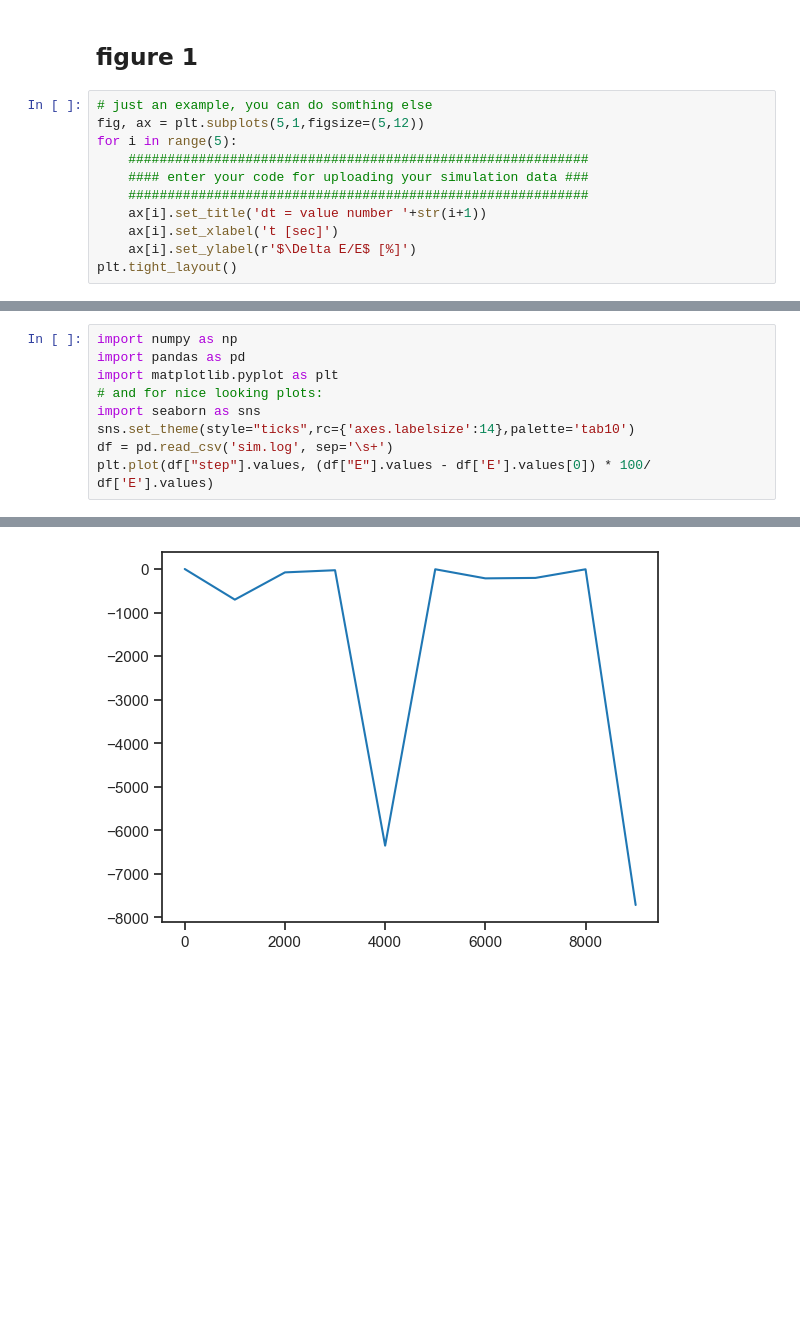
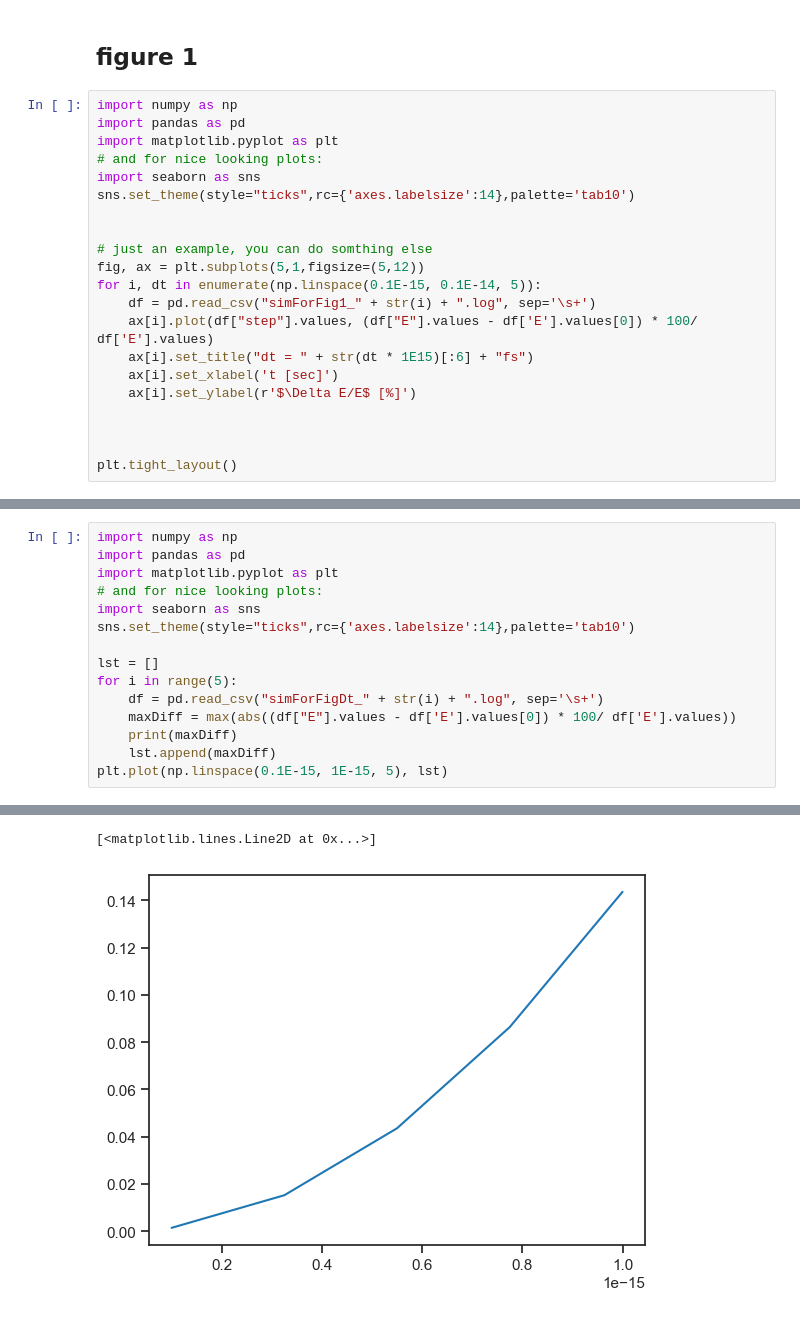
Before and after one commit to SagiMeir/Simulations4Beginners, a Jupyter notebook: getting_started.ipynb, the cells around one changed output, grey strips where cells are left out. Cells and saved outputs as stored; diff of their text form; blank space fills up the shorter version.

Commit message:
add fig1 + graph to get max dt

```diff
--- a/getting_started.ipynb
+++ b/getting_started.ipynb
@@ -44,14 +46,24 @@ Explain the shape of the histograms in Figures 4-5. How do you excpect them to c
 # %% [markdown]
 ## figure 1
 # %%
+import numpy as np
+import pandas as pd
+import matplotlib.pyplot as plt
+# and for nice looking plots:
+import seaborn as sns
+sns.set_theme(style="ticks",rc={'axes.labelsize':14},palette='tab10')
+
+
 # just an example, you can do somthing else
 fig, ax = plt.subplots(5,1,figsize=(5,12))
-for i in range(5):
-    ###########################################################
-    #### enter your code for uploading your simulation data ###
-    ###########################################################
-    ax[i].set_title('dt = value number '+str(i+1))
+for i, dt in enumerate(np.linspace(0.1E-15, 0.1E-14, 5)):
+    df = pd.read_csv("simForFig1_" + str(i) + ".log", sep='\s+')
+    ax[i].plot(df["step"].values, (df["E"].values - df['E'].values[0]) * 100/ df['E'].values)
+    ax[i].set_title("dt = " + str(dt * 1E15)[:6] + "fs")
     ax[i].set_xlabel('t [sec]')
     ax[i].set_ylabel(r'$\Delta E/E$ [%]')
+
+
+
 plt.tight_layout()
 # %% [output]
@@ -63,6 +77,12 @@ import matplotlib.pyplot as plt
 # and for nice looking plots:
 import seaborn as sns
 sns.set_theme(style="ticks",rc={'axes.labelsize':14},palette='tab10')
-df = pd.read_csv('sim.log', sep='\s+')
-plt.plot(df["step"].values, (df["E"].values - df['E'].values[0]) * 100/ df['E'].values)
+
+lst = []
+for i in range(5):
+    df = pd.read_csv("simForFigDt_" + str(i) + ".log", sep='\s+')
+    maxDiff = max(abs((df["E"].values - df['E'].values[0]) * 100/ df['E'].values))
+    print(maxDiff)
+    lst.append(maxDiff)
+plt.plot(np.linspace(0.1E-15, 1E-15, 5), lst)
 # %% [output]
@@ -70 +94,2 @@ plt.plot(df["step"].values, (df["E"].values - df['E'].values[0]) * 100/ df['E'].
+[<matplotlib.lines.Line2D at 0x...>]
-[figure, old version]
+[figure, new version]
```
Also changed, not shown: parts of 6 cells of this notebook, 2 other files.
